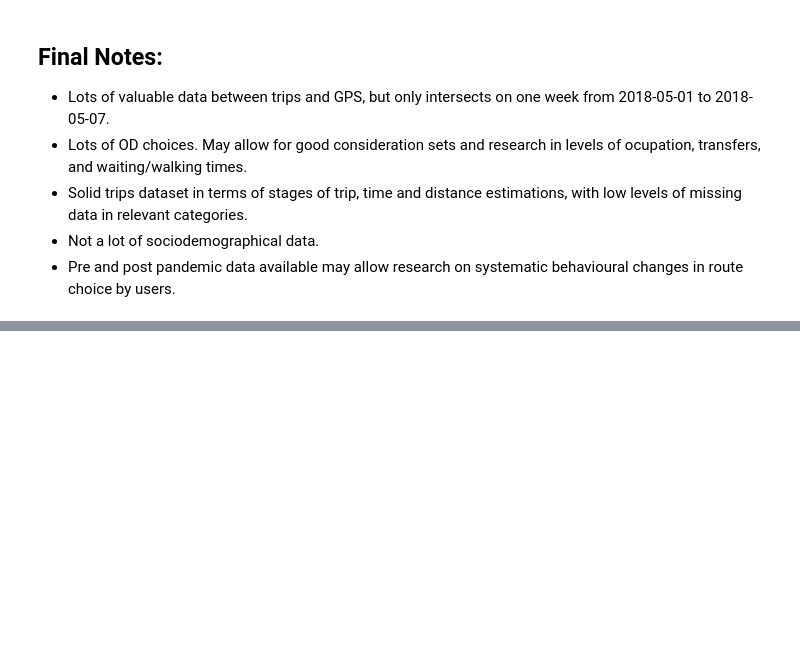
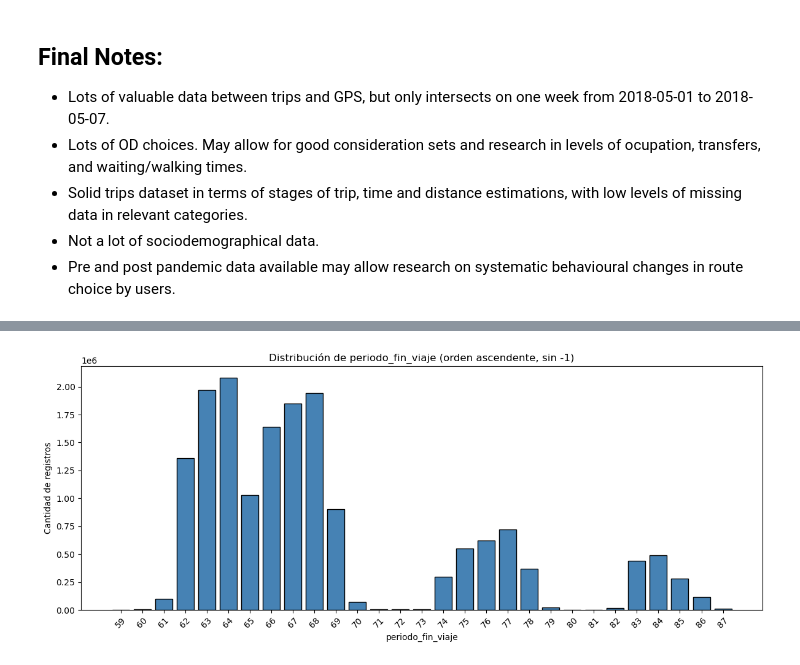
Before and after one commit to sebastianacunau/tesis_magister_route_choice_modelling, a Jupyter notebook: notebooks/eda.ipynb, the cells around one changed output, grey strips where cells are left out. Saved outputs shown, nothing was run; the diff lists cells and outputs as text; code cells hidden in the pictures; blank space fills up the shorter version.

```diff
--- a/notebooks/eda.ipynb
+++ b/notebooks/eda.ipynb
@@ -1261,0 +1160,26 @@ Aquí, las columnas 0 a 4 son las mismas que fueron descritas en la primera mues
+# %%
+# Distribución de periodo_fin_viaje (orden ascendente, excluyendo -1)
+q_periodo_fin = f"""
+SELECT periodo_fin_viaje, COUNT(*) AS cnt
+FROM read_parquet('{ruta_2024}')
+WHERE periodo_fin_viaje IS NOT NULL
+    AND periodo_fin_viaje <> -1
+GROUP BY periodo_fin_viaje
+ORDER BY periodo_fin_viaje
+"""
+
+dist_periodo_fin = con.sql(q_periodo_fin).df()
+dist_periodo_fin['periodo_num'] = pd.to_numeric(dist_periodo_fin['periodo_fin_viaje'], errors='coerce')
+dist_periodo_fin = dist_periodo_fin.sort_values('periodo_num').reset_index(drop=True)
+
+plt.figure(figsize=(12, 5))
+plt.bar(dist_periodo_fin['periodo_fin_viaje'].astype(str), dist_periodo_fin['cnt'],
+                color='steelblue', edgecolor='black')
+plt.xlabel('periodo_fin_viaje')
+plt.ylabel('Cantidad de registros')
+plt.title('Distribución de periodo_fin_viaje (orden ascendente, sin -1)')
+plt.xticks(rotation=45)
+plt.tight_layout()
+plt.show()
+# %% [output]
+[figure, added]
```
Also changed, not shown: parts of 65 cells of this notebook, 1 other file.
